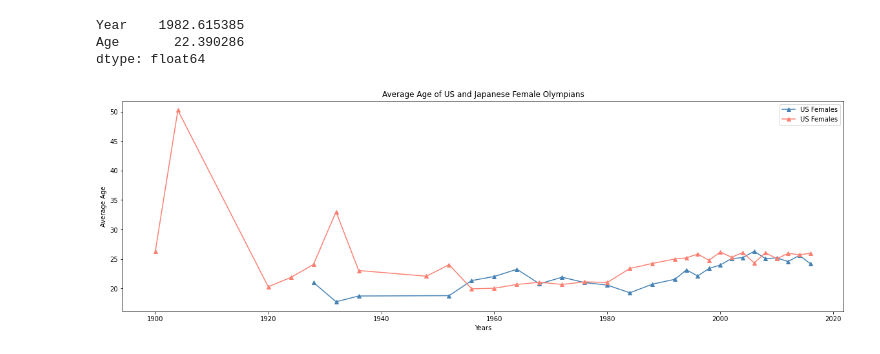
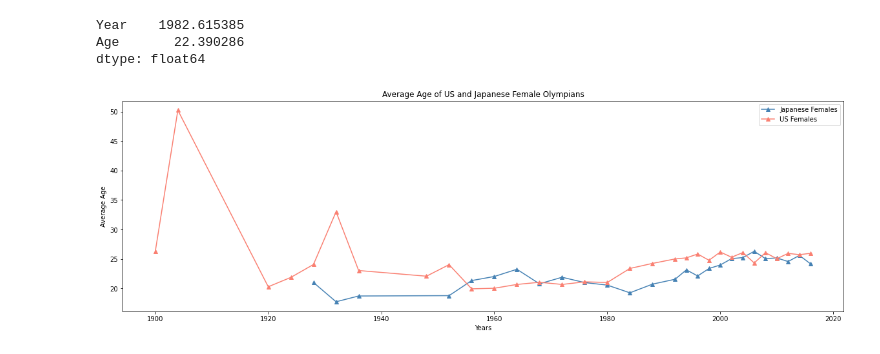
Before and after one commit to fhelms8/Git_Sum_Group_Prj, a Jupyter notebook: Age Analysis.ipynb, the cells around one changed output. Drawn from its saved outputs; the diff is of its cells as text; code cells hidden in the pictures.

```diff
--- a/Age Analysis.ipynb
+++ b/Age Analysis.ipynb
@@ -496,20 +495,20 @@ dtype: float64
 # %%
 #Creating line chart for comparison of US Female vs Japanese Female Olympians
 women_jpn = women_age_jpn
 us_women = us_women_age
 
 f = plt.figure()
 f.set_figwidth(20)
 f.set_figheight(6)
 
-plt.plot(women_jpn['Year'], women_jpn['Age'], marker = '^', color= 'steelblue', label= "US Females")
+plt.plot(women_jpn['Year'], women_jpn['Age'], marker = '^', color= 'steelblue', label= "Japanese Females")
 plt.plot(us_women['Year'], us_women['Age'], marker = '^', color='salmon', label= "US Females")
 
 plt.xlabel("Years")
 plt.ylabel("Average Age")
 plt.title("Average Age of US and Japanese Female Olympians")
 plt.legend(loc="upper right")
 
 plt.show()
 # %% [output]
-[figure, old version]
+[figure, new version]
```
Also changed, not shown: parts of 1 cell of this notebook.
